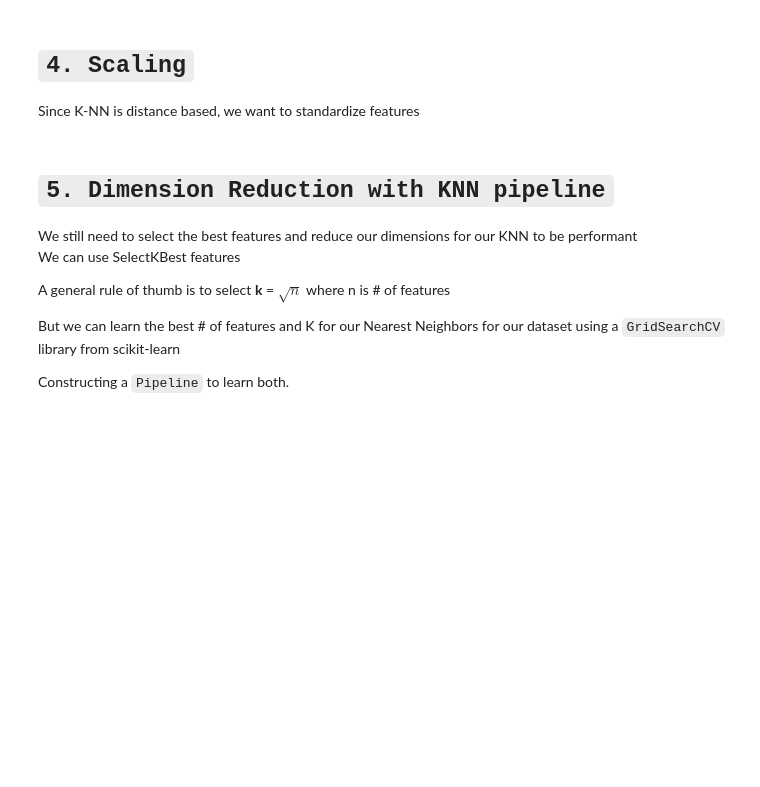
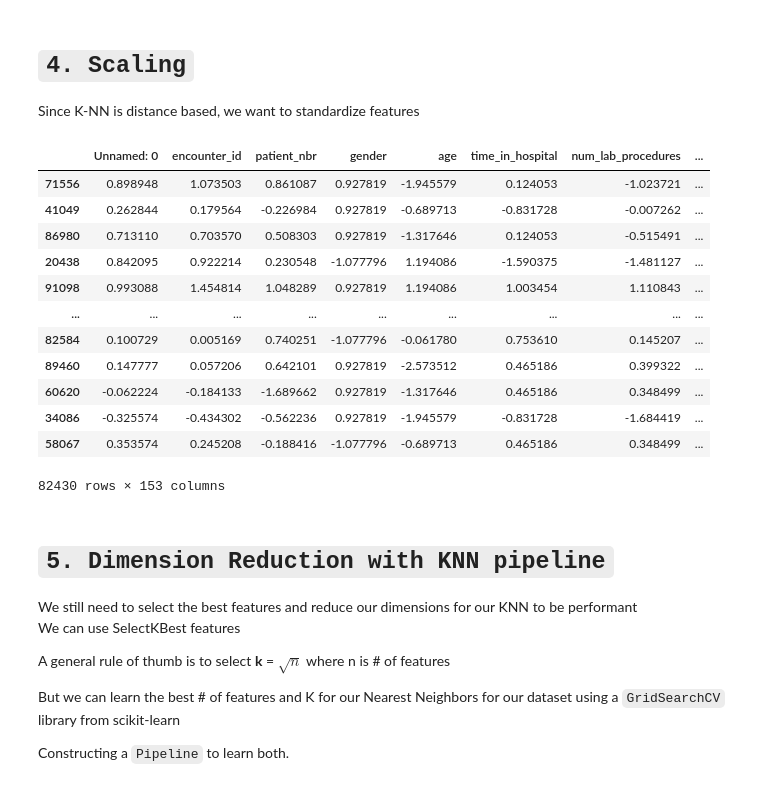
Before and after one commit to EdwardChhun/CS178, a Jupyter notebook: Notebook.ipynb, the cells around one changed output. Saved outputs shown, nothing was run; the diff lists cells and outputs as text; code cells hidden in the pictures; blank space fills up the shorter version.

```diff
--- a/Notebook.ipynb
+++ b/Notebook.ipynb
@@ -763,9 +753,3 @@ cols_to_drop
  'admission_source_id_14.0',
  'admission_source_id_22.0',
  'admission_source_id_25.0']
-# %%
-# Dropping columns based on train data
-X_train = X_train.drop(columns=cols_to_drop)
-X_test = X_test.drop(columns=cols_to_drop)
-
-X_train.shape
@@ -783,6 +755,0 @@ These values are not correlated to anything and are independent, we can drop the
-# %%
-cols_to_drop = ["Unnamed: 0", "encounter_id", "patient_nbr"]
-X_train = X_train.drop(columns=cols_to_drop)
-X_test = X_test.drop(columns=cols_to_drop)
-
-X_train.shape
@@ -898,6 +875,22 @@ X_test = pd.DataFrame(
     columns=original_cols,
     index=X_test.index
 )
+# %%
+X_train
+# %% [output]
+|  | Unnamed: 0 | encounter_id | patient_nbr | gender | age | time_in_hospital | num_lab_procedures | ... |
+| 71556 | 0.898948 | 1.073503 | 0.861087 | 0.927819 | -1.945579 | 0.124053 | -1.023721 | ... |
+| 41049 | 0.262844 | 0.179564 | -0.226984 | 0.927819 | -0.689713 | -0.831728 | -0.007262 | ... |
+| 86980 | 0.713110 | 0.703570 | 0.508303 | 0.927819 | -1.317646 | 0.124053 | -0.515491 | ... |
+| 20438 | 0.842095 | 0.922214 | 0.230548 | -1.077796 | 1.194086 | -1.590375 | -1.481127 | ... |
+| 91098 | 0.993088 | 1.454814 | 1.048289 | 0.927819 | 1.194086 | 1.003454 | 1.110843 | ... |
+| ... | ... | ... | ... | ... | ... | ... | ... | ... |
+| 82584 | 0.100729 | 0.005169 | 0.740251 | -1.077796 | -0.061780 | 0.753610 | 0.145207 | ... |
+| 89460 | 0.147777 | 0.057206 | 0.642101 | 0.927819 | -2.573512 | 0.465186 | 0.399322 | ... |
+| 60620 | -0.062224 | -0.184133 | -1.689662 | 0.927819 | -1.317646 | 0.465186 | 0.348499 | ... |
+| 34086 | -0.325574 | -0.434302 | -0.562236 | 0.927819 | -1.945579 | -0.831728 | -1.684419 | ... |
+| 58067 | 0.353574 | 0.245208 | -0.188416 | -1.077796 | -0.689713 | 0.465186 | 0.348499 | ... |
+82430 rows × 153 columns
 # %% [markdown]
 # `5. Dimension Reduction with KNN pipeline`
 We still need to select the best features and reduce our dimensions for our KNN to be performant
```
Also changed, not shown: parts of 22 cells of this notebook.
